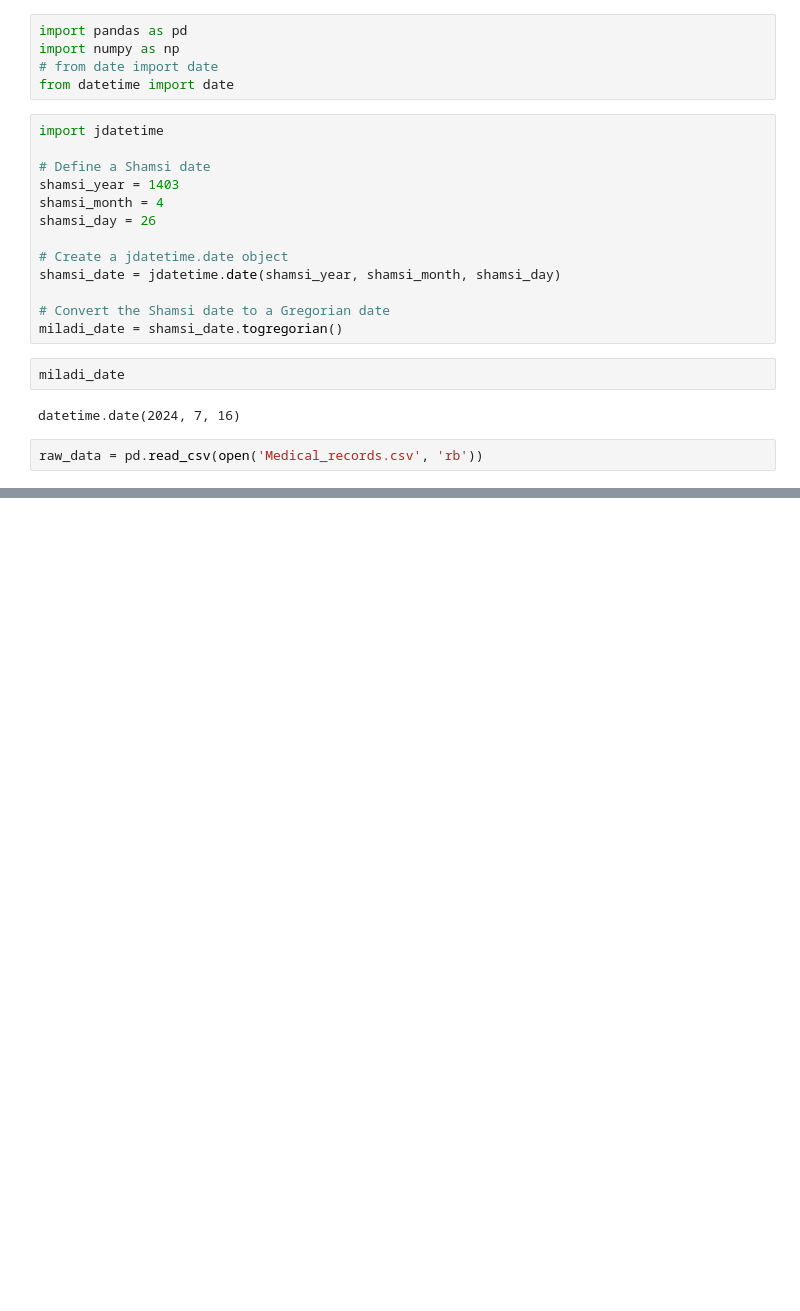
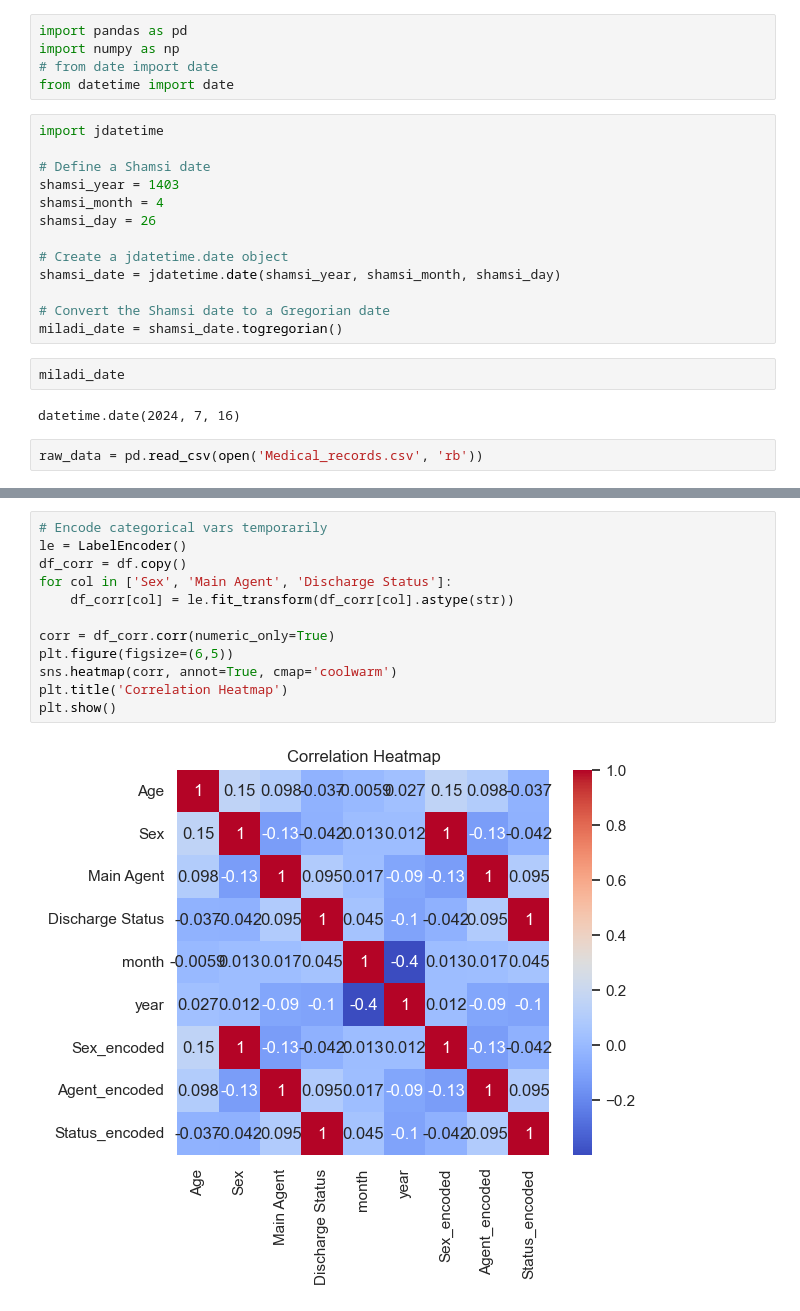
Before and after one commit to AlirezaPNouri/Codes_at_home, a Jupyter notebook: Pre_processing.ipynb, the cells around one changed output, grey strips where cells are left out. Cells and saved outputs as stored; diff of their text form; blank space fills up the shorter version.

```diff
--- a/Pre_processing.ipynb
+++ b/Pre_processing.ipynb
@@ -84,0 +787,14 @@ w = time_fixer(str(t_))
+# %%
+# Encode categorical vars temporarily
+le = LabelEncoder()
+df_corr = df.copy()
+for col in ['Sex', 'Main Agent', 'Discharge Status']:
+    df_corr[col] = le.fit_transform(df_corr[col].astype(str))
+
+corr = df_corr.corr(numeric_only=True)
+plt.figure(figsize=(6,5))
+sns.heatmap(corr, annot=True, cmap='coolwarm')
+plt.title('Correlation Heatmap')
+plt.show()
+# %% [output]
+[figure, added]
```
Also changed, not shown: parts of 31 cells of this notebook.
